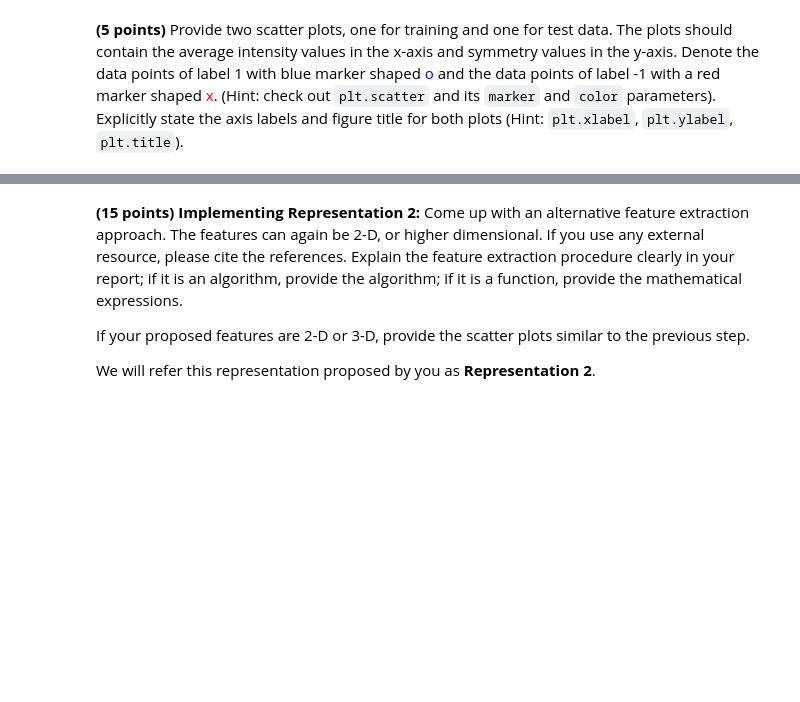
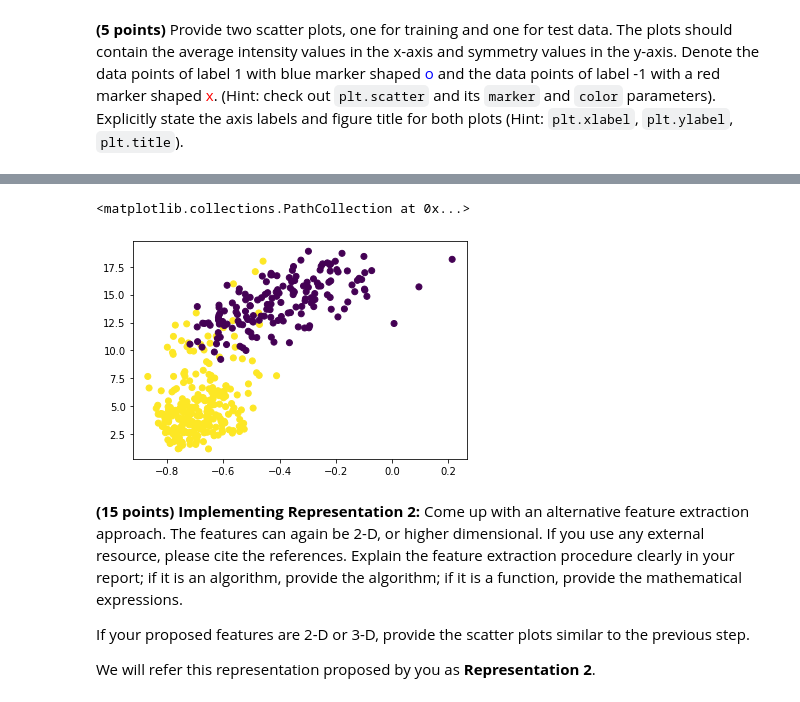
Before and after one commit to yavuzDemir21/Machine-Learning-Digit-Classifier, a Jupyter notebook: SolnTemplate_Yavuz.ipynb, the cells around one changed output, grey strips where cells are left out. Drawn from its saved outputs; the diff is of its cells as text; code cells hidden in the pictures; blank space fills up the shorter version.

```diff
--- a/SolnTemplate_Yavuz.ipynb
+++ b/SolnTemplate_Yavuz.ipynb
@@ -74,0 +81,2 @@ Throughout the notebook, we will refer the representation with these two feature
+# %%
+symmetry_diff_test_data=np.apply_along_axis(norm_of_dif_y_sym, 1, test_data)
@@ -74,0 +110,2 @@ Throughout the notebook, we will refer the representation with these two feature
+# %%
+intensity_test_data=np.mean(test_data, axis=1)
@@ -75,3 +139,5 @@ Throughout the notebook, we will refer the representation with these two feature
+# %%
+Represent1_test_data = np.column_stack((intensity_test_data,symmetry_diff_test_data))
 # %% [markdown]
 **(5 points)** Provide two scatter plots, one for training and one for test data. The plots should contain the average intensity values in the x-axis and symmetry values in the
 y-axis. Denote the data points of label 1 with blue marker shaped <font color='blue'>o</font> and the data points of label -1 with a red marker shaped <font color='red'>x</font>. (Hint: check out `plt.scatter` and its `marker` and `color` parameters). Explicitly state the axis labels and figure title for both plots (Hint: `plt.xlabel`, `plt.ylabel`, `plt.title`).
@@ -77,0 +146,2 @@ y-axis. Denote the data points of label 1 with blue marker shaped <font color='b
+# %%
+Represent1_test_data_labelled = np.column_stack((Represent1_test_data,test_label))
@@ -78,3 +153,8 @@ y-axis. Denote the data points of label 1 with blue marker shaped <font color='b
+# %%
+plt.scatter(Represent1_test_data_labelled[:,0], Represent1_test_data_labelled[:,1], c=Represent1_test_data_labelled[:,2])
+# %% [output]
+<matplotlib.collections.PathCollection at 0x...>
+[figure, added]
 # %% [markdown]
 **(15 points) Implementing Representation 2:** Come up with an alternative feature extraction approach. The features can again be 2-D, or higher dimensional. If you use any external resource, please cite the references. Explain the feature extraction procedure clearly in your report; if it is an algorithm, provide the algorithm; if it is a function, provide the mathematical expressions.
 
```
Also changed, not shown: parts of 29 cells of this notebook.
